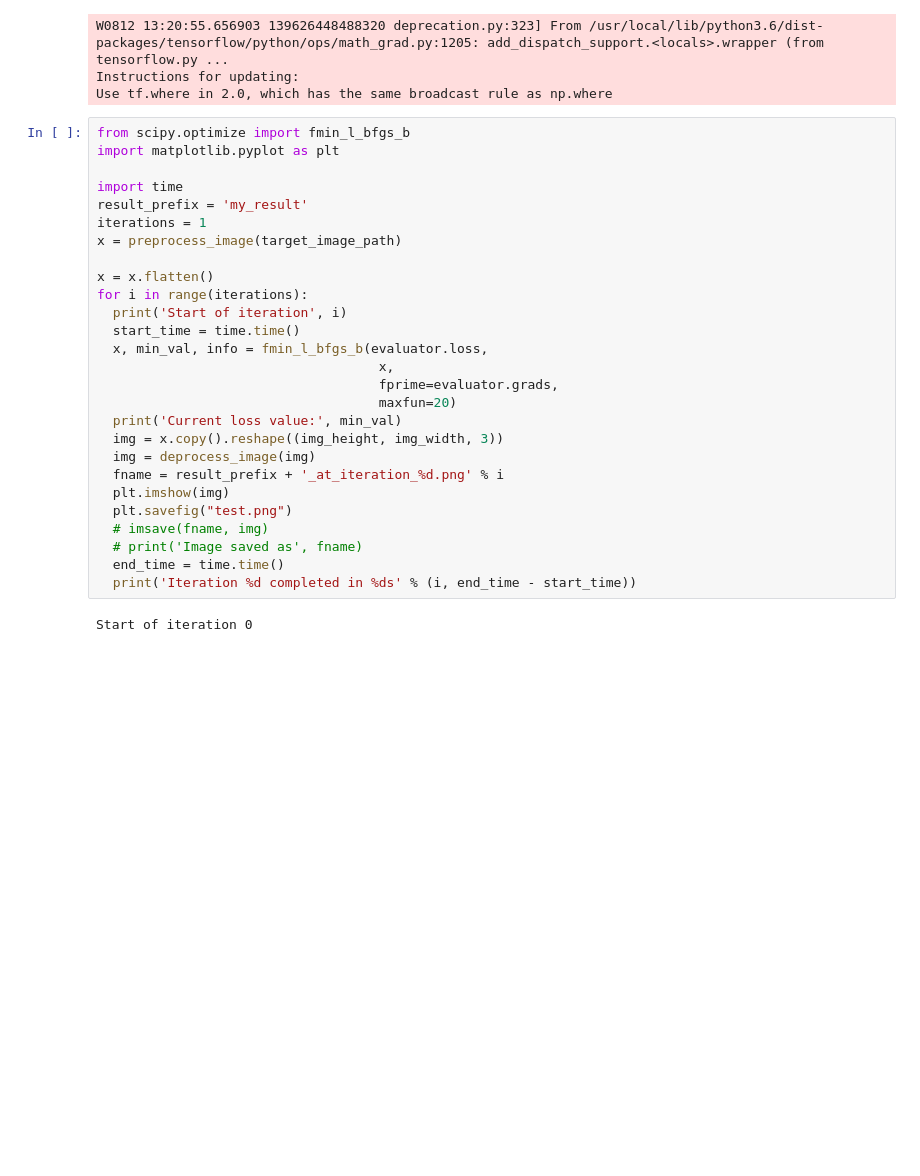
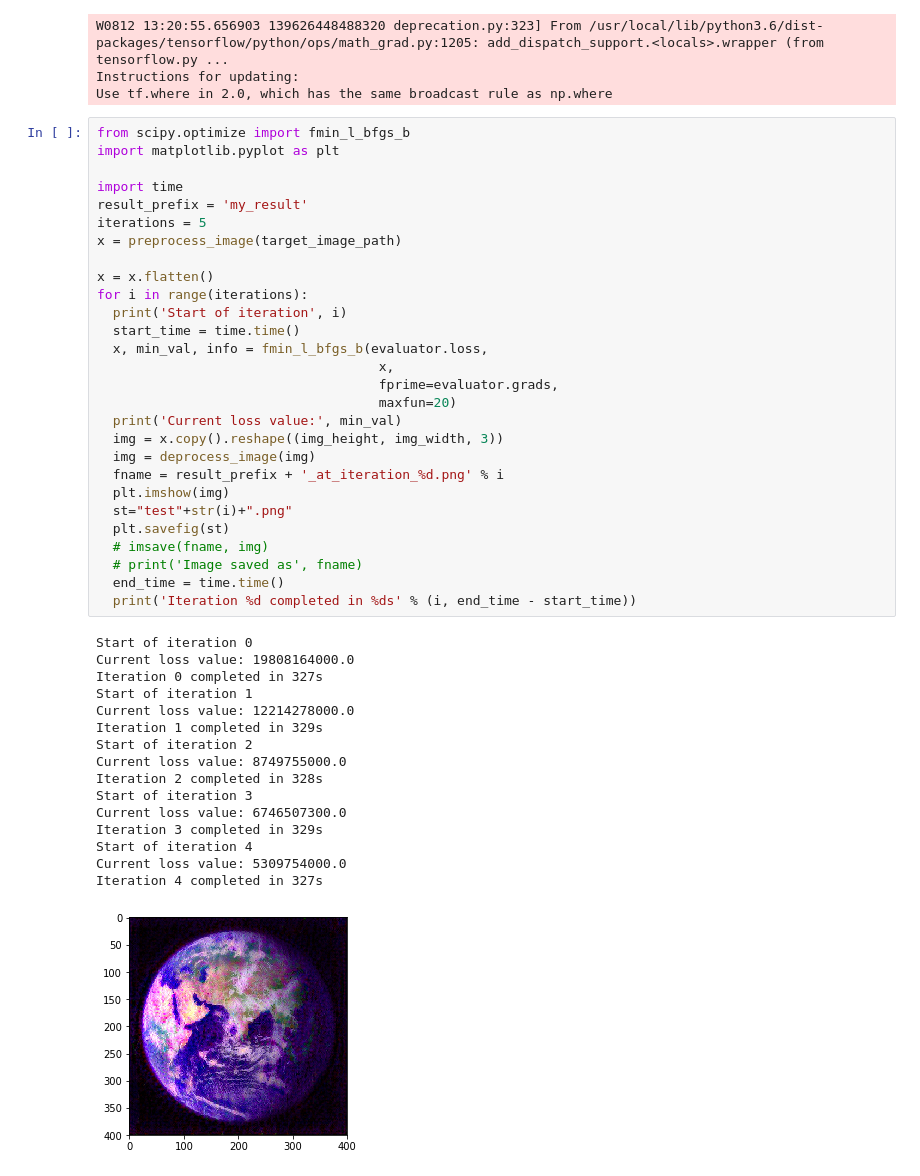
Before and after one commit to vaibhavmishra1/Deep_Learning_with_Keras, a Jupyter notebook: Neural_style_transfer_in__keras.ipynb, the cells around one changed output. Saved outputs shown, nothing was run; the diff lists cells and outputs as text; blank space fills up the shorter version.

```diff
--- a/Neural_style_transfer_in__keras.ipynb
+++ b/Neural_style_transfer_in__keras.ipynb
@@ -138,29 +138,45 @@ Use tf.where in 2.0, which has the same broadcast rule as np.where
 # %%
 from scipy.optimize import fmin_l_bfgs_b
 import matplotlib.pyplot as plt
 
 import time
 result_prefix = 'my_result'
-iterations = 1
+iterations = 5
 x = preprocess_image(target_image_path)
 
 x = x.flatten()
 for i in range(iterations):
   print('Start of iteration', i)
   start_time = time.time()
   x, min_val, info = fmin_l_bfgs_b(evaluator.loss,
                                     x,
                                     fprime=evaluator.grads,
                                     maxfun=20)
   print('Current loss value:', min_val)
   img = x.copy().reshape((img_height, img_width, 3))
   img = deprocess_image(img)
   fname = result_prefix + '_at_iteration_%d.png' % i
   plt.imshow(img)
-  plt.savefig("test.png")
+  st="test"+str(i)+".png"
+  plt.savefig(st)
   # imsave(fname, img)
   # print('Image saved as', fname)
   end_time = time.time()
   print('Iteration %d completed in %ds' % (i, end_time - start_time))
 # %% [output]
 Start of iteration 0
+Current loss value: 19808164000.0
+Iteration 0 completed in 327s
+Start of iteration 1
+Current loss value: 12214278000.0
+Iteration 1 completed in 329s
+Start of iteration 2
+Current loss value: 8749755000.0
+Iteration 2 completed in 328s
+Start of iteration 3
+Current loss value: 6746507300.0
+Iteration 3 completed in 329s
+Start of iteration 4
+Current loss value: 5309754000.0
+Iteration 4 completed in 327s
+[figure, added]
```
